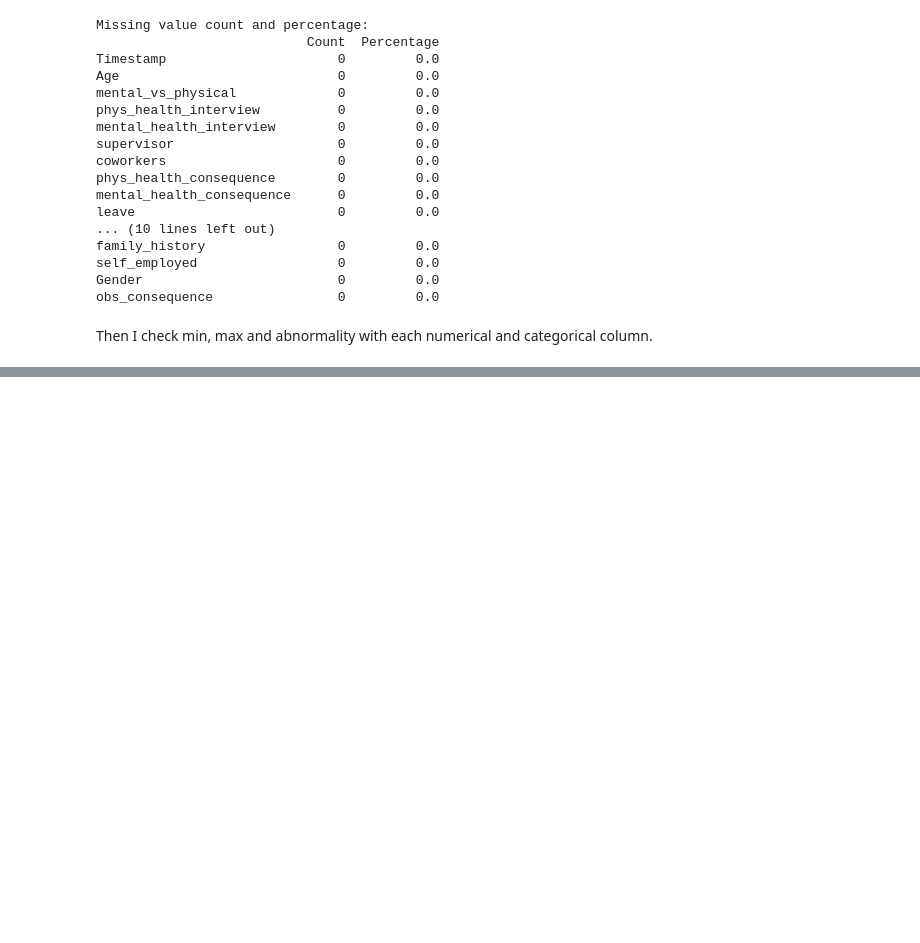
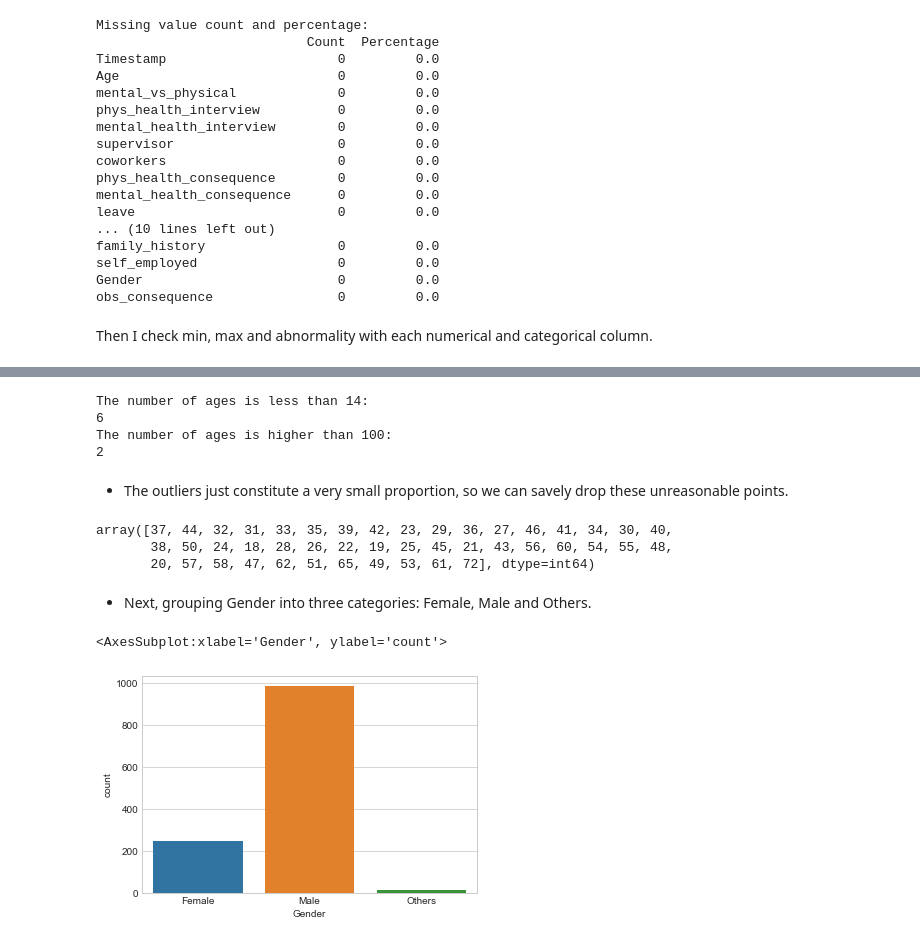
Before and after one commit to Phatdz02/programming-for-data-science, a Jupyter notebook: 20127272-19127237.ipynb, the cells around one changed output, grey strips where cells are left out. Cells and saved outputs as stored; diff of their text form; code cells hidden in the pictures; blank space fills up the shorter version.

```diff
--- a/20127272-19127237.ipynb
+++ b/20127272-19127237.ipynb
@@ -370,0 +444,45 @@ Then I check min, max and abnormality with each numerical and categorical column
+# %%
+print("The number of ages is less than 14:")
+print(df["Age"][df["Age"]<14].count())
+print("The number of ages is higher than 100:")
+print(df["Age"][df["Age"]>100].count())
+# %% [output]
+The number of ages is less than 14:
+6
+The number of ages is higher than 100:
+2
+# %% [markdown]
+- The outliers just constitute a very small proportion, so we can savely drop these unreasonable points.
+# %%
+df.drop(df[df["Age"]<14].index, inplace = True)
+df.drop(df[df["Age"]>100].index, inplace = True)
+df["Age"].unique()
+# %% [output]
+array([37, 44, 32, 31, 33, 35, 39, 42, 23, 29, 36, 27, 46, 41, 34, 30, 40,
+       38, 50, 24, 18, 28, 26, 22, 19, 25, 45, 21, 43, 56, 60, 54, 55, 48,
+       20, 57, 58, 47, 62, 51, 65, 49, 53, 61, 72], dtype=int64)
+# %% [markdown]
+- Next, grouping Gender into three categories: Female, Male and Others.
+# %%
+male_group = ['M', 'Male', 'male', 'm', 'Male-ish', 'maile','Cis Male',
+              'Mal', 'Male (CIS)',  'Make', 'Male ', 'Man', 'msle',
+              'Mail', 'cis male', 'Malr', 'Cis Man']
+female_group = ['Female', 'Female ','female','Cis Female', 'F', 'Woman', 'f','woman',
+                'Femake', 'cis-female/femme', 'Female (cis)', 'femail']
+other_group = ['Trans-female','non-binary', 'Nah', 'Enby', 'fluid', 'Genderqueer',
+               'Androgyne', 'Agender', 'Guy (-ish) ^_^', 'Neuter',
+               'queer', 'queer/she/they','Trans woman',
+               'Female (trans)','male leaning androgynous',
+               'ostensibly male, unsure what that really means',
+               'something kinda male?']
+total_words = len(male_group) + len(female_group) + len(other_group)
+
+df["Gender"].replace(male_group,"Male",inplace=True)
+df["Gender"].replace(female_group,"Female",inplace=True)
+df["Gender"].replace(other_group,"Others",inplace=True)
+df["Gender"].value_counts()
+
+sns.countplot(data=df, x='Gender')
+# %% [output]
+<AxesSubplot:xlabel='Gender', ylabel='count'>
+[figure, added]
```
Also changed, not shown: parts of 9 cells of this notebook.
